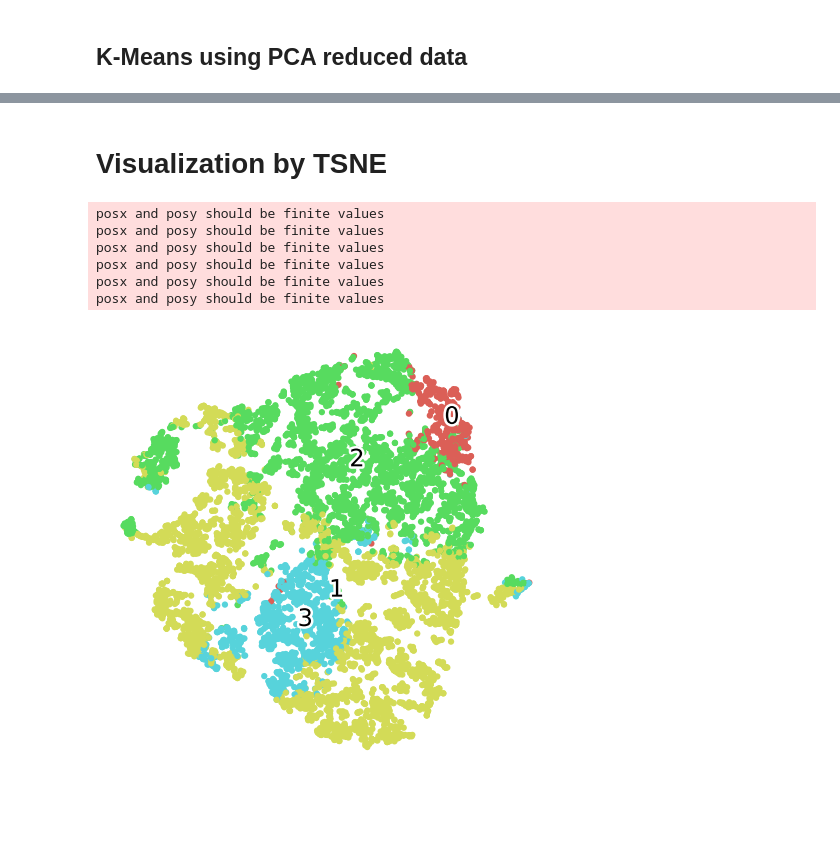
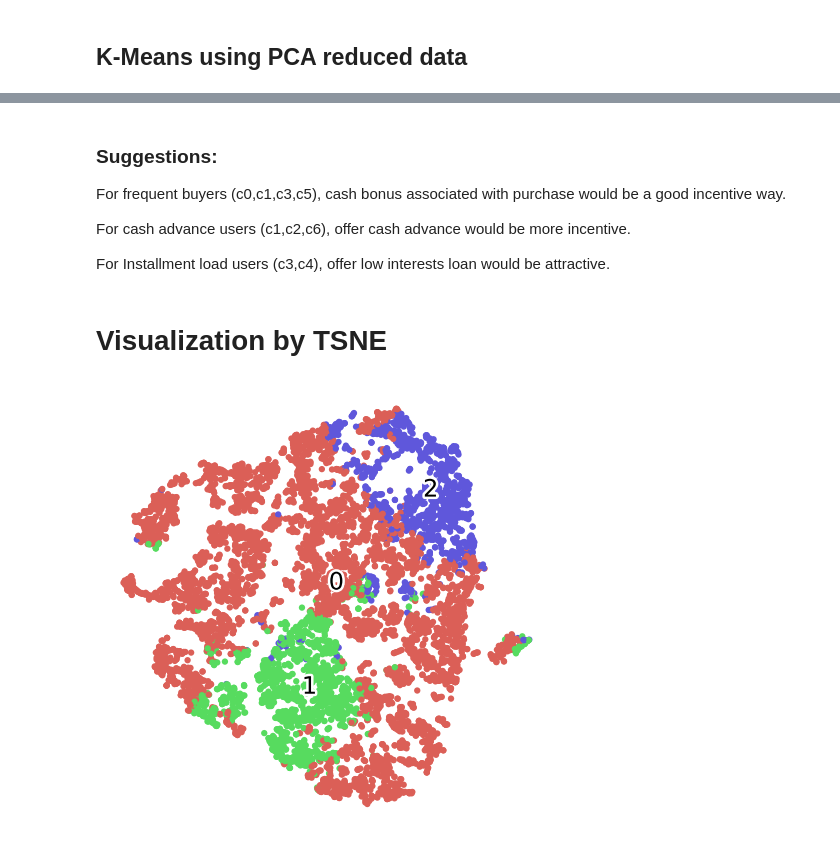
Before and after one commit to Shunling/Insight_HealthDataScience, a Jupyter notebook: DataChallenge2C/DC2C_Shunling_Guo.ipynb, the cells around one changed output, grey strips where cells are left out. Cells and saved outputs as stored; diff of their text form; code cells hidden in the pictures; blank space fills up the shorter version.

Commit message:
update clusters

```diff
--- a/DataChallenge2C/DC2C_Shunling_Guo.ipynb
+++ b/DataChallenge2C/DC2C_Shunling_Guo.ipynb
@@ -661,0 +595,18 @@ c
+# %%
+# for each feature, assing 1(high) and 0(low) for each clusters
+f = [[] for i in range(8)]
+f[0] = '0001110'  # Blance
+f[1] = '1111110'  # Balance frequency update
+f[2] = '0001010'  # purchase frequency = frequent buyer
+f[3] = '1011100'  # cash advance
+f[4] = '1010100'  # cash advance frequency
+f[5] = '0101010'  # purchase transaction
+f[6] = '0001110'  # credit limit
+f[7] = '0111011'  # full payment fraction
+# %%
+c = []
+for n in range(7):
+    code = ''
+    for i in [0,2,3,5,6,7]:
+        code += f[i][n]
+    c.append(code)
@@ -668,7 +627,7 @@ for i in range(len(c0)-2):
             idx.append([i,j,k])
 
 for n in idx3:
-    comb = [c[i][n[0]]+c[i][n[1]]+c[i][n[2]] for i in range(6)]
+    comb = [c[i][n[0]]+c[i][n[1]]+c[i][n[2]] for i in range(7)]
     if len(set(comb)) == len(comb):
         print(n)
         print(comb)
@@ -682,7 +641,7 @@ for i in range(len(c0)-3):
                 idx4.append([i,j,k,m])
 
 for n in idx4:
-    comb = [c[i][n[0]]+c[i][n[1]]+c[i][n[2]]+c[i][n[3]] for i in range(6)]
+    comb = [c[i][n[0]]+c[i][n[1]]+c[i][n[2]]+c[i][n[3]] for i in range(7)]
     if len(set(comb)) == len(comb):
         print(n)
         print(comb)
@@ -741,3 +683,12 @@ For cluster4 users, we could either increase credit limit or offer new card opti
+# %% [markdown]
+
+### Suggestions:
+
+For frequent buyers (c0,c1,c3,c5), cash bonus associated with purchase would be a good incentive way.
+
+For cash advance users (c1,c2,c6), offer cash advance would be more incentive.
+
+For Installment load users (c3,c4), offer low interests loan would be attractive.
 # %% [markdown]
 # Visualization by TSNE
 # %%
@@ -775,13 +726,7 @@ def tsne_scatter(x, colors, n):
 
     return f, ax, sc, txts
 # %%
-_ = tsne_scatter(project, df['USER_TYPE'], 4)
+_ = tsne_scatter(project, df['USER_TYPE'], 3)
 # %% [output]
-posx and posy should be finite values
-posx and posy should be finite values
-posx and posy should be finite values
-posx and posy should be finite values
-posx and posy should be finite values
-posx and posy should be finite values
-[figure, old version]
+[figure, new version]
 # %%
```
Also changed, not shown: parts of 39 cells of this notebook.
